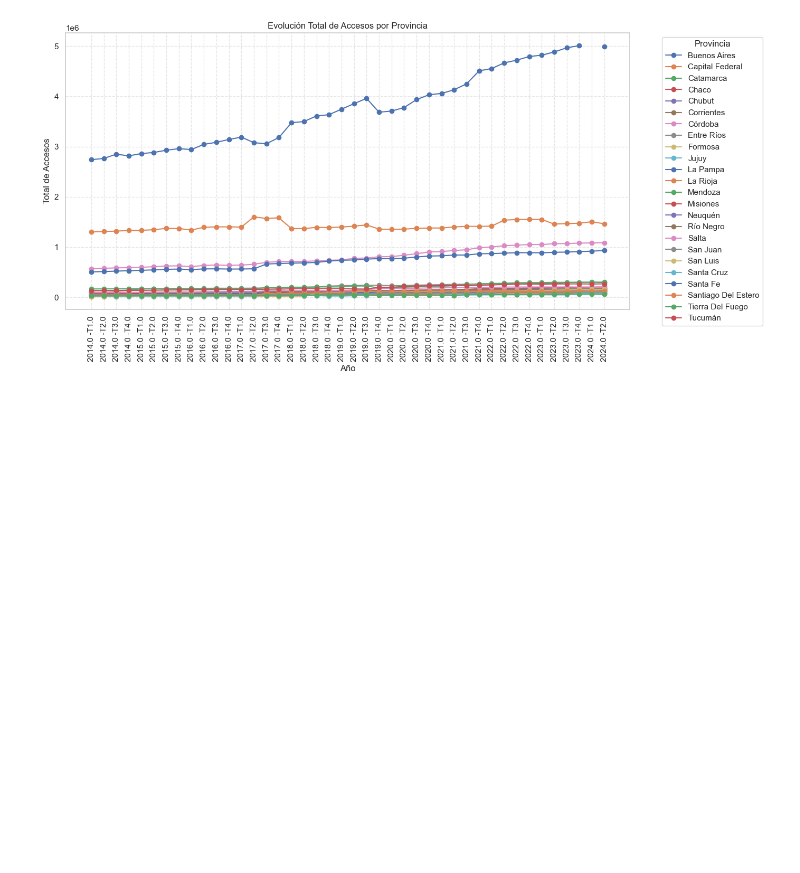
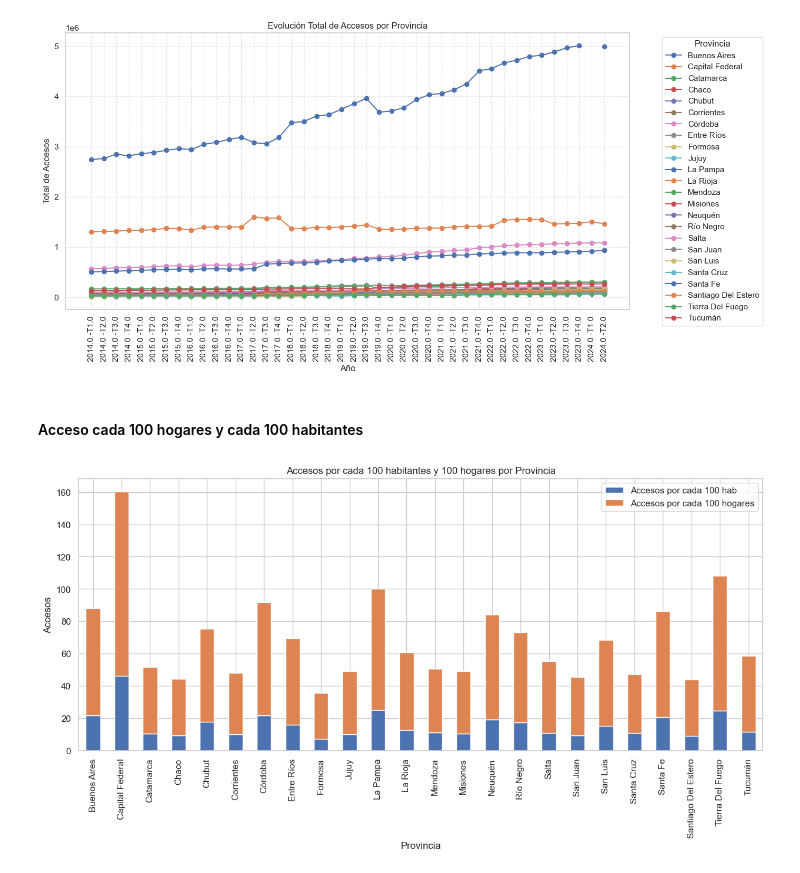
Before and after one commit to gastonr96/Proyecto_I2_Henry, a Jupyter notebook: Proyecto_Individual _2/EDA.ipynb, the cells around one changed output. Drawn from its saved outputs; the diff is of its cells as text; code cells hidden in the pictures; blank space fills up the shorter version.

```diff
--- a/Proyecto_Individual _2/EDA.ipynb
+++ b/Proyecto_Individual _2/EDA.ipynb
@@ -953,3 +1010,17 @@ plt.tight_layout()
 plt.show()
 # %% [output]
 [figure]
+# %% [markdown]
+#### Acceso cada 100 hogares y cada 100 habitantes
+# %%
+df_poblacion_hogares = pd.concat([df_Penetración_poblacion, df_Penetracion_hogares[['Accesos por cada 100 hogares']]], axis=1)
+df_poblacion_hogares = df_poblacion_hogares[['Accesos por cada 100 hogares','Accesos por cada 100 hab','Provincia']]
+df_poblacion_hogares= df_poblacion_hogares.groupby('Provincia')[['Accesos por cada 100 hab','Accesos por cada 100 hogares']].mean()
+# %%
+df_poblacion_hogares.plot(kind='bar', stacked=True, figsize=(15, 6))
+plt.title('Accesos por cada 100 habitantes y 100 hogares por Provincia')
+plt.xticks(rotation=90)
+plt.ylabel('Accesos')
+plt.show()
+# %% [output]
+[figure, added]
```
Also changed, not shown: parts of 30 cells of this notebook.
